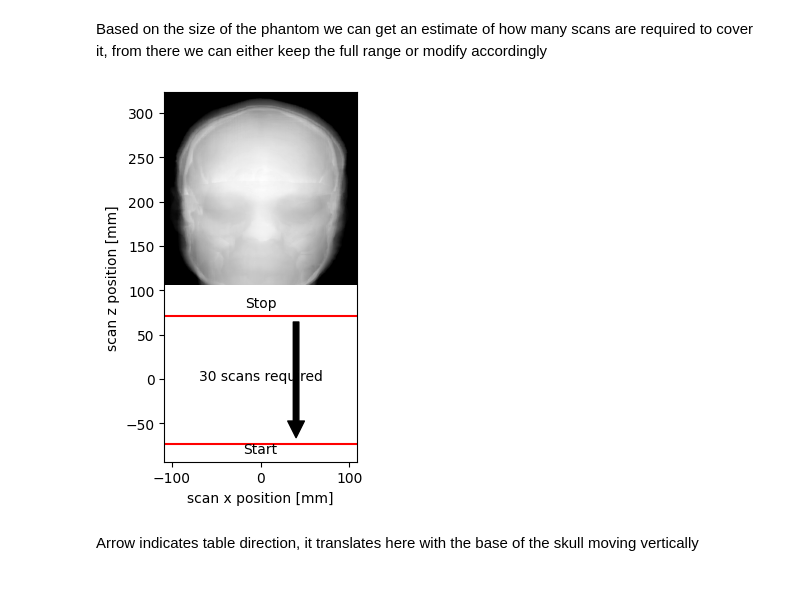
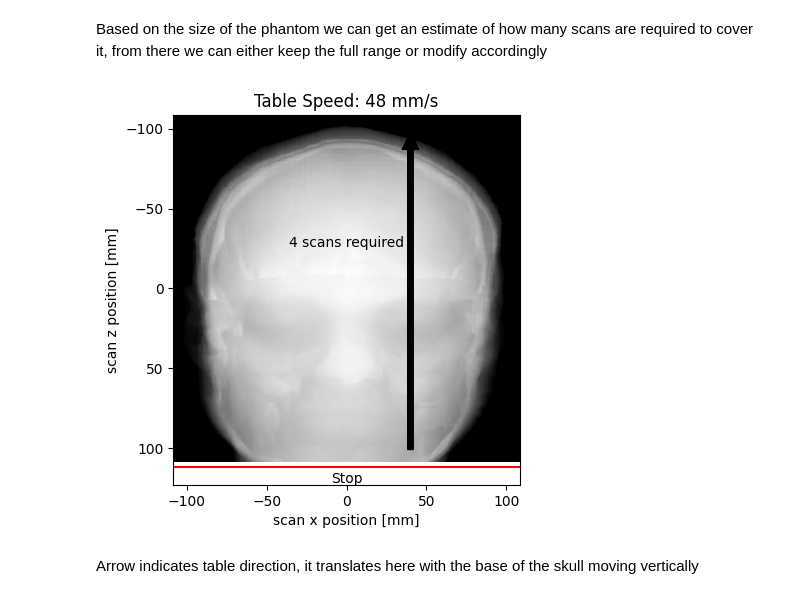
Before and after one commit to brandonjnelsonFDA/PedSilicoICH, a Jupyter notebook: notebooks/ct_head_simulations.ipynb, the cells around one changed output. Drawn from its saved outputs; the diff is of its cells as text; code cells hidden in the pictures.

```diff
--- a/notebooks/ct_head_simulations.ipynb
+++ b/notebooks/ct_head_simulations.ipynb
@@ -327,9 +327,9 @@ Scanner Ready
 # %% [markdown]
 Based on the size of the phantom we can get an estimate of how many scans are required to cover it, from there we can either keep the full range or modify accordingly
 # %%
-ctobj_lesion.scout_view(-75, 75, slice_thickness=5)
+ctobj_lesion.scout_view(table_speed='Intermediate')
 # %% [output]
-[figure, old version]
+[figure, new version]
 # %% [markdown]
 Arrow indicates table direction, it translates here with the base of the skull moving vertically
 # %% [markdown]
```
Also changed, not shown: parts of 47 cells of this notebook, 2 other files.
